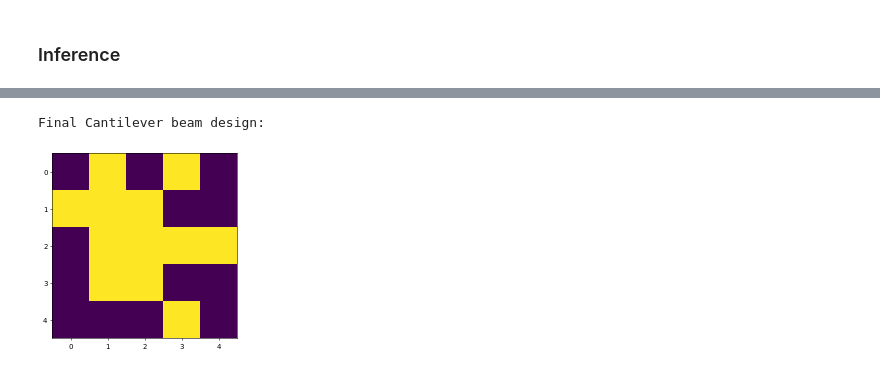
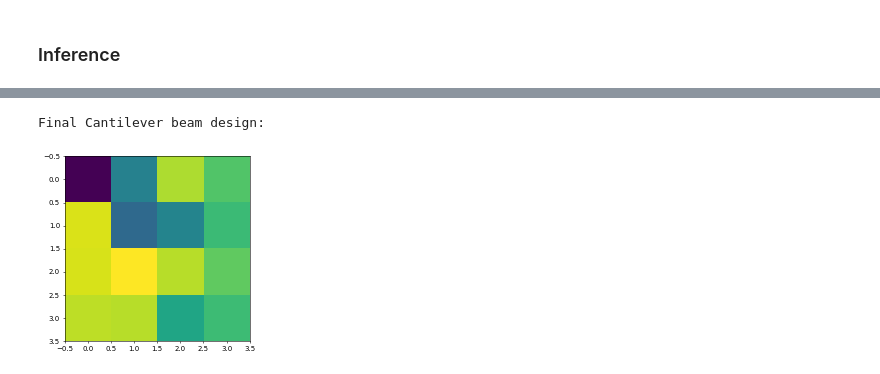
Before and after one commit to gigatskhondia/gigala, a Jupyter notebook: gigala/topology/topology_optimiz/beam/cantilever_beam_bandit_v1_draft.ipynb, the cells around one changed output, grey strips where cells are left out. Cells and saved outputs as stored; diff of their text form; code cells hidden in the pictures.

```diff
--- a/gigala/topology/topology_optimiz/beam/cantilever_beam_bandit_v1_draft.ipynb
+++ b/gigala/topology/topology_optimiz/beam/cantilever_beam_bandit_v1_draft.ipynb
@@ -46,7 +46,7 @@ def get_args(normals, forces, density=1e-4):  # Manage the problem setup paramet
       'opt_steps': 80, 'print_every': 10}
     return ObjectView(params)
 
-def mbb_beam(width=5, height=5, density=1e-4, y=1, x=0, rd=-1):  # textbook beam example
+def mbb_beam(width=4, height=4, density=1e-4, y=1, x=0, rd=-1):  # textbook beam example
     normals = np.zeros((width + 1, height + 1, 2))
     normals[0, 0, x] = 1
     normals[0, 0, y] = 1
@@ -351,19 +351,19 @@ check_env(env)
 ### Stationary bandit
 # %%
 ans=[]
-epoch=1
+epoch=1000
 fin_Q=[]
 for i_episode in range(epoch):
     observation = env.reset()
-    Q=[0 for x in range(25)]
-    N=[0 for x in range(25)]
-    for t in range(10000000):
+    Q=[0 for x in range(16)]
+    N=[0 for x in range(16)]
+    for t in range(1000):
 #         env.render()
         e=uniform(0,1)
         if e>0.5:
             action = np.argmax(Q, axis=0)
         else:
-            action = randrange(25)
+            action = randrange(16)
 
         observation, reward, done,_, info = env.step(action)
         N[action]+=1
@@ -435,7 +430,7 @@ fin_Q
 # %%
-X=[x>0 for x in list(fin_Q[-1])]
+X=[x for x in list(np.array(fin_Q).mean(axis=0))]
 env.reset()
-env.M.draw(np.array(X).reshape(5,5))
+env.M.draw(np.array(X).reshape(4,4))
 # %% [output]
 Final Cantilever beam design:
-[figure, old version]
+[figure, new version]
```
Also changed, not shown: parts of 2 cells of this notebook.
